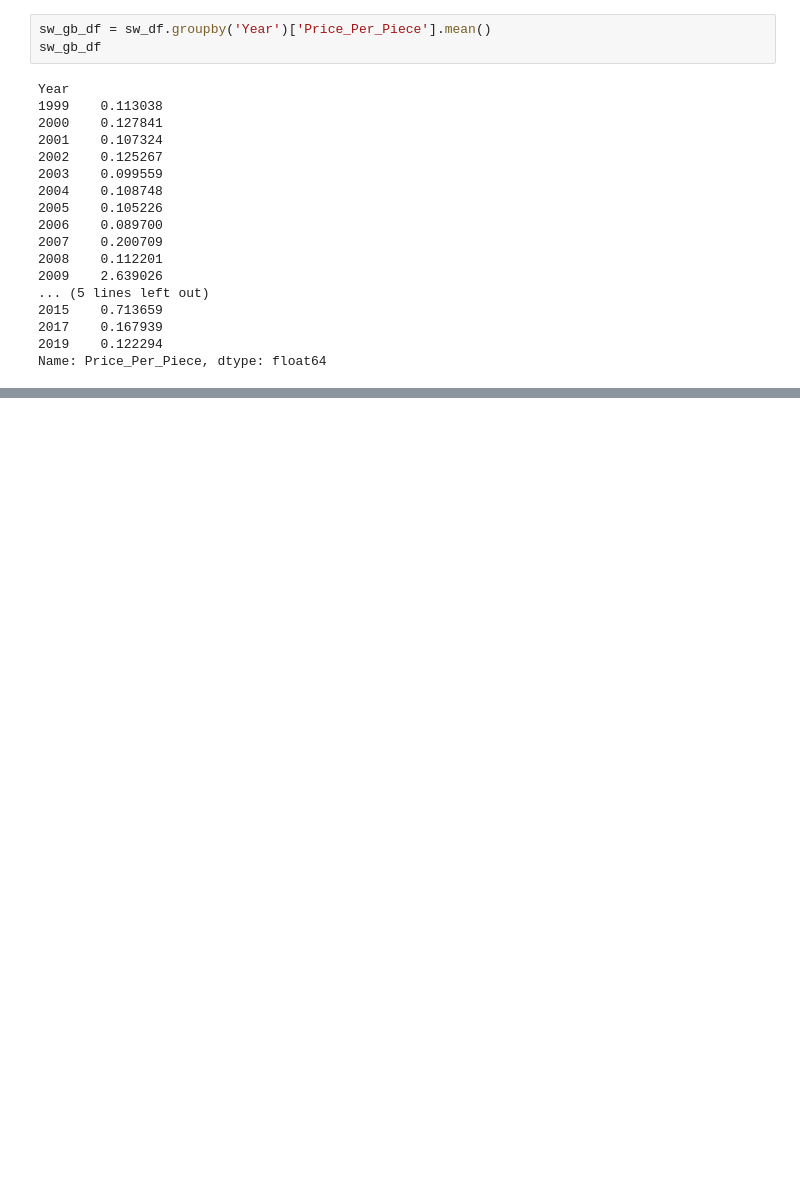
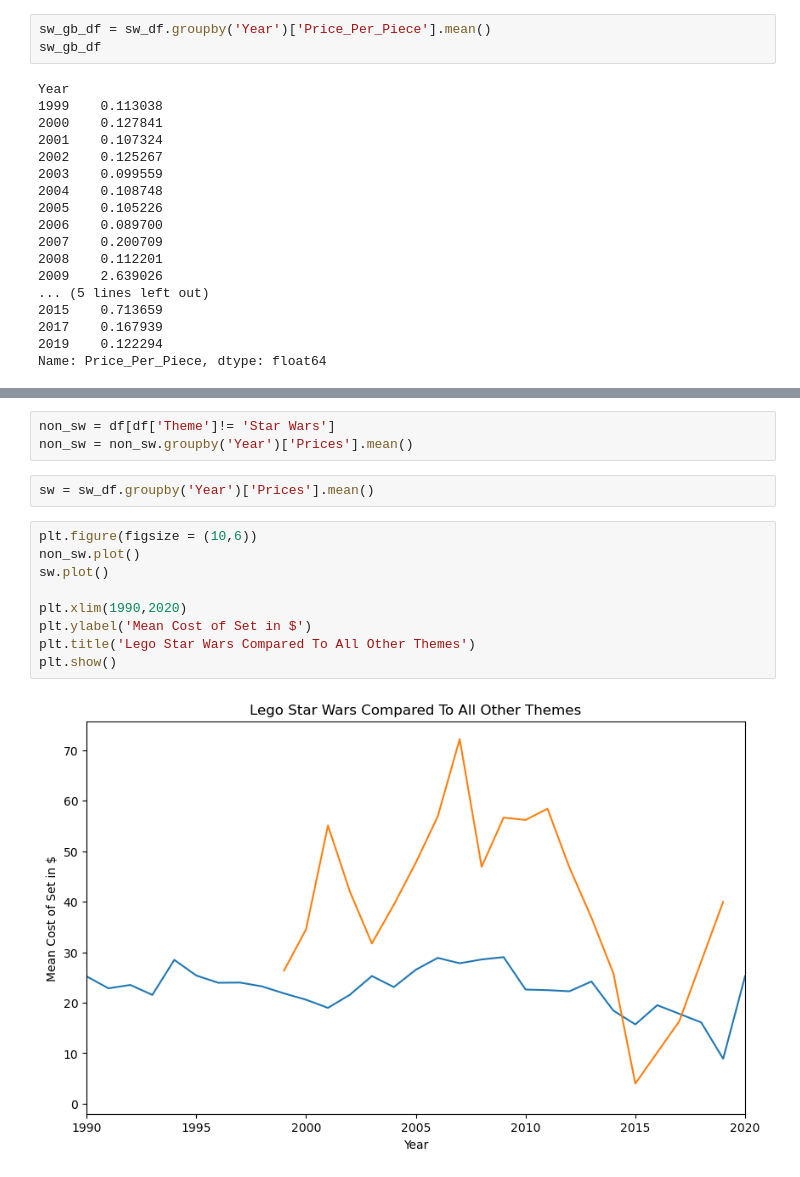
Before and after one commit to Domgraz/Lego_EDA, a Jupyter notebook: Lego_eda.ipynb, the cells around one changed output, grey strips where cells are left out. Saved outputs shown, nothing was run; the diff lists cells and outputs as text; blank space fills up the shorter version.

```diff
--- a/Lego_eda.ipynb
+++ b/Lego_eda.ipynb
@@ -238,3 +235,19 @@ sw
 | 8547 | 10195-1 | Star Wars | 8.0 | The Clone Wars | 10195-1: Republic Dropship with A... | 249.99 | 1758.0 | 2009 | 0.142201 |
 | 6067 | 10123-1 | Star Wars | 8.0 | Episode V | 10123-1: Cloud City | 100.00 | 698.0 | 2003 | 0.143266 |
 | 5556 | 7163-1 | Star Wars | 8.0 | Episode II | 7163-1: Republic Gunship | 90.00 | 693.0 | 2002 | 0.129870 |
+# %%
+non_sw = df[df['Theme']!= 'Star Wars']
+non_sw = non_sw.groupby('Year')['Prices'].mean()
+# %%
+sw = sw_df.groupby('Year')['Prices'].mean()
+# %%
+plt.figure(figsize = (10,6))
+non_sw.plot()
+sw.plot()
+
+plt.xlim(1990,2020)
+plt.ylabel('Mean Cost of Set in $')
+plt.title('Lego Star Wars Compared To All Other Themes')
+plt.show()
+# %% [output]
+[figure, added]
```
Also changed, not shown: parts of 6 cells of this notebook.
